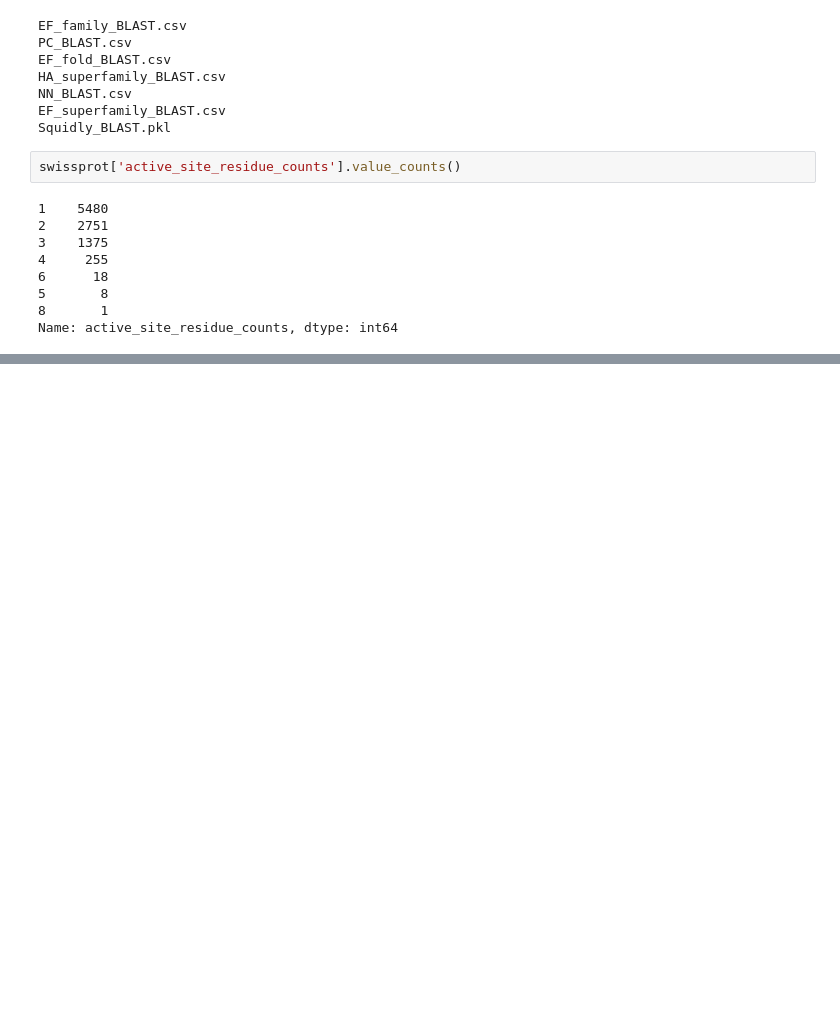
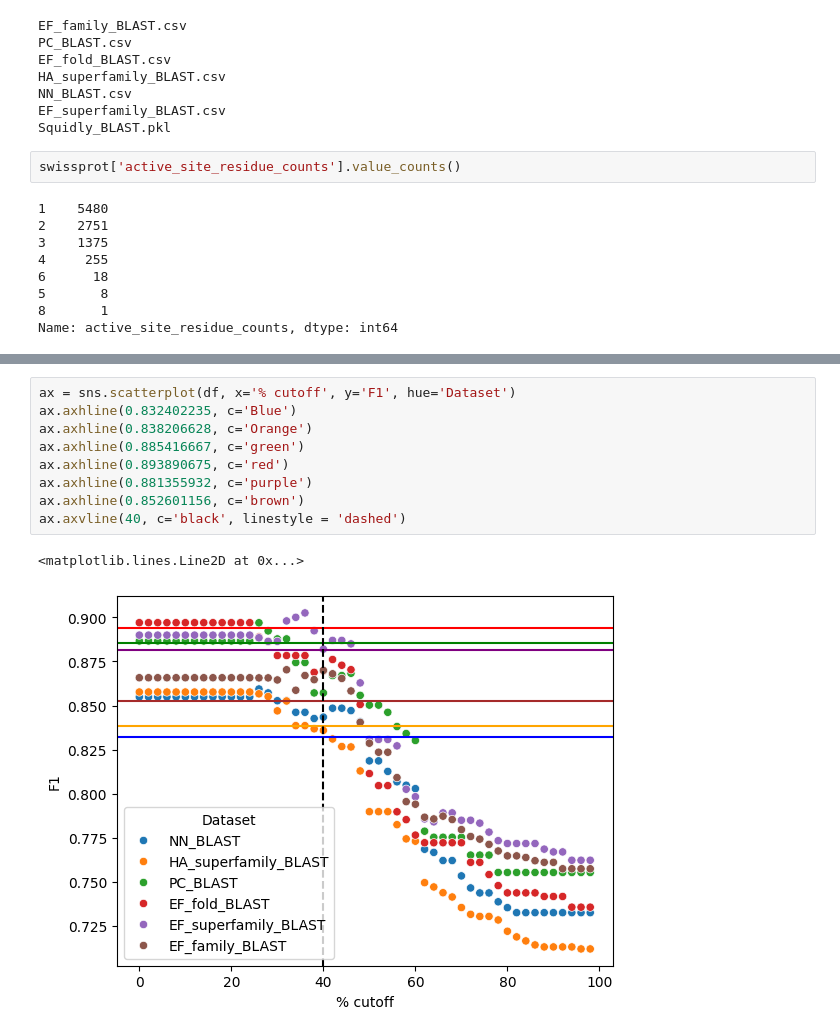
Before and after one commit to WRiegs/Squidly, a Jupyter notebook: enzyme_datasets_benchmark/Benchmark-AEGAN.ipynb, the cells around one changed output, grey strips where cells are left out. Drawn from its saved outputs; the diff is of its cells as text; blank space fills up the shorter version.

```diff
--- a/enzyme_datasets_benchmark/Benchmark-AEGAN.ipynb
+++ b/enzyme_datasets_benchmark/Benchmark-AEGAN.ipynb
@@ -445,0 +425,12 @@ EF_family_BLAST.pkl 136 16 44 0.7304421768707483
+# %%
+ax = sns.scatterplot(df, x='% cutoff', y='F1', hue='Dataset')
+ax.axhline(0.832402235, c='Blue')
+ax.axhline(0.838206628, c='Orange')
+ax.axhline(0.885416667, c='green')
+ax.axhline(0.893890675, c='red')
+ax.axhline(0.881355932, c='purple')
+ax.axhline(0.852601156, c='brown')
+ax.axvline(40, c='black', linestyle = 'dashed')
+# %% [output]
+<matplotlib.lines.Line2D at 0x...>
+[figure, added]
```
Also changed, not shown: parts of 15 cells of this notebook.
